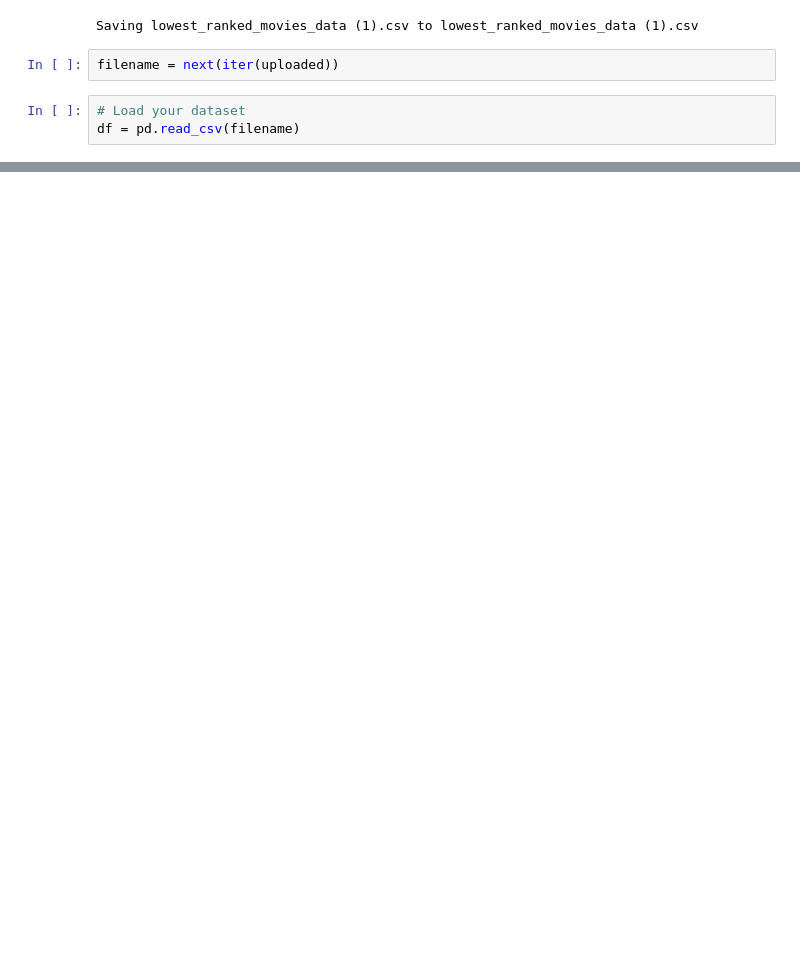
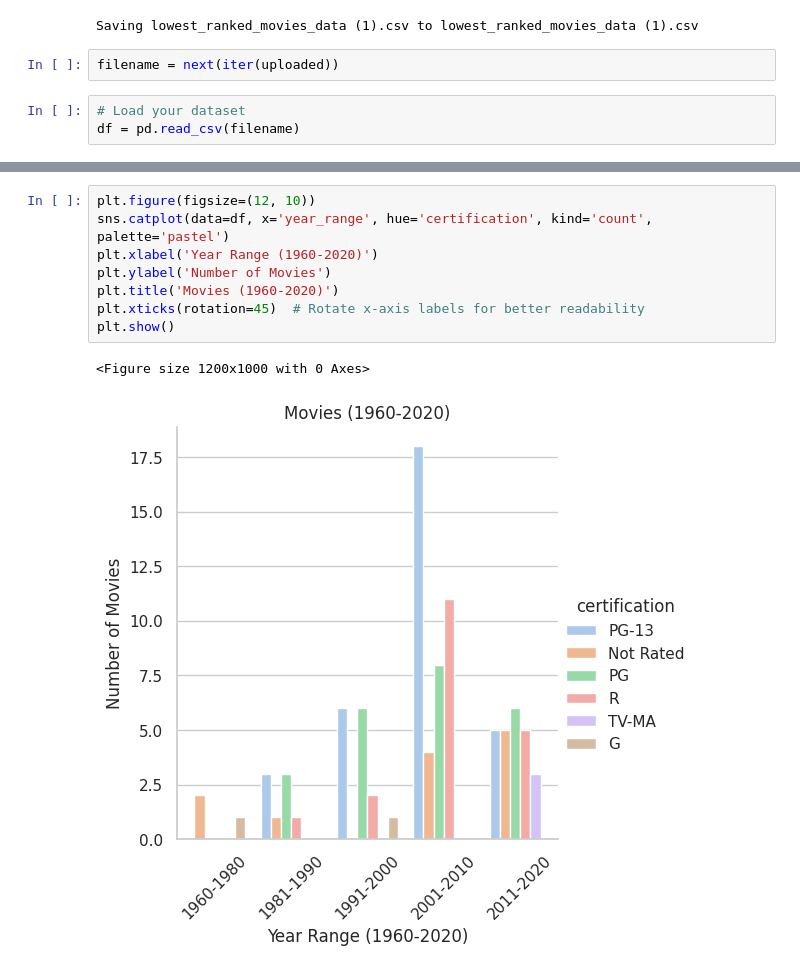
Before and after one commit to fishitmo/Takeobds, a Jupyter notebook: Takeo_Assignment_EDA_IMDb_low_ranked_movies.ipynb, the cells around one changed output, grey strips where cells are left out. Saved outputs shown, nothing was run; the diff lists cells and outputs as text; blank space fills up the shorter version.

```diff
--- a/Takeo_Assignment_EDA_IMDb_low_ranked_movies.ipynb
+++ b/Takeo_Assignment_EDA_IMDb_low_ranked_movies.ipynb
@@ -36,0 +256,11 @@ df.head()
+# %%
+plt.figure(figsize=(12, 10))
+sns.catplot(data=df, x='year_range', hue='certification', kind='count', palette='pastel')
+plt.xlabel('Year Range (1960-2020)')
+plt.ylabel('Number of Movies')
+plt.title('Movies (1960-2020)')
+plt.xticks(rotation=45)  # Rotate x-axis labels for better readability
+plt.show()
+# %% [output]
+<Figure size 1200x1000 with 0 Axes>
+[figure, added]
```
Also changed, not shown: parts of 28 cells of this notebook.
